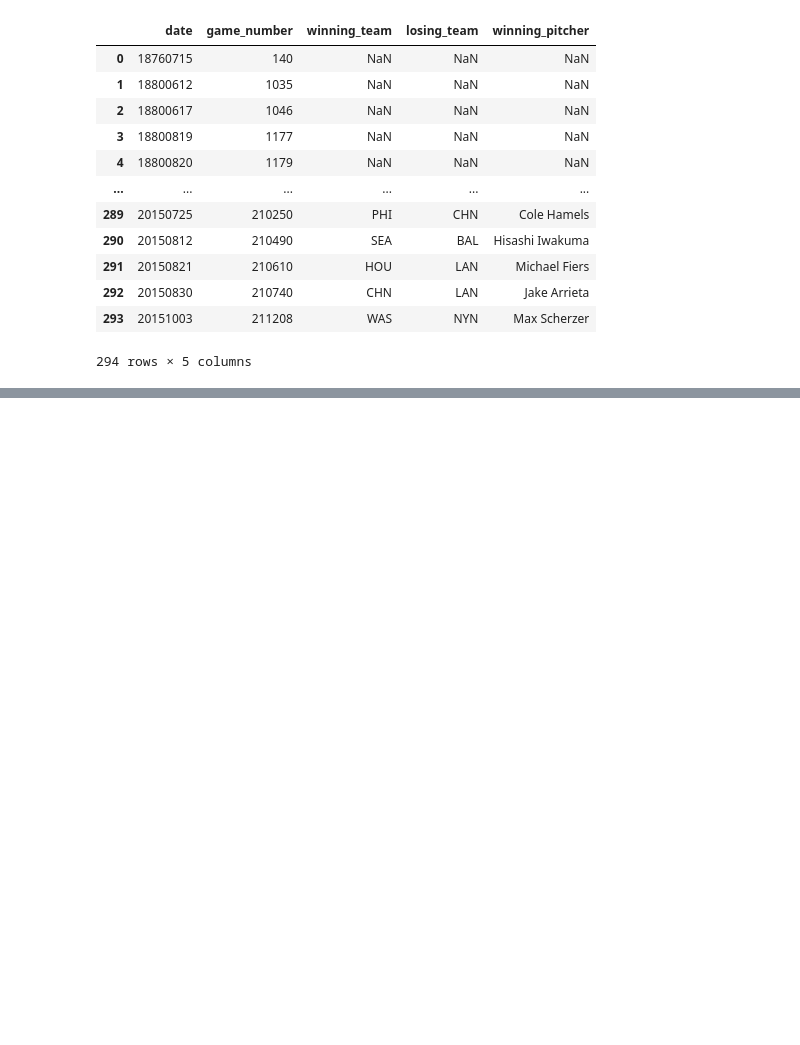
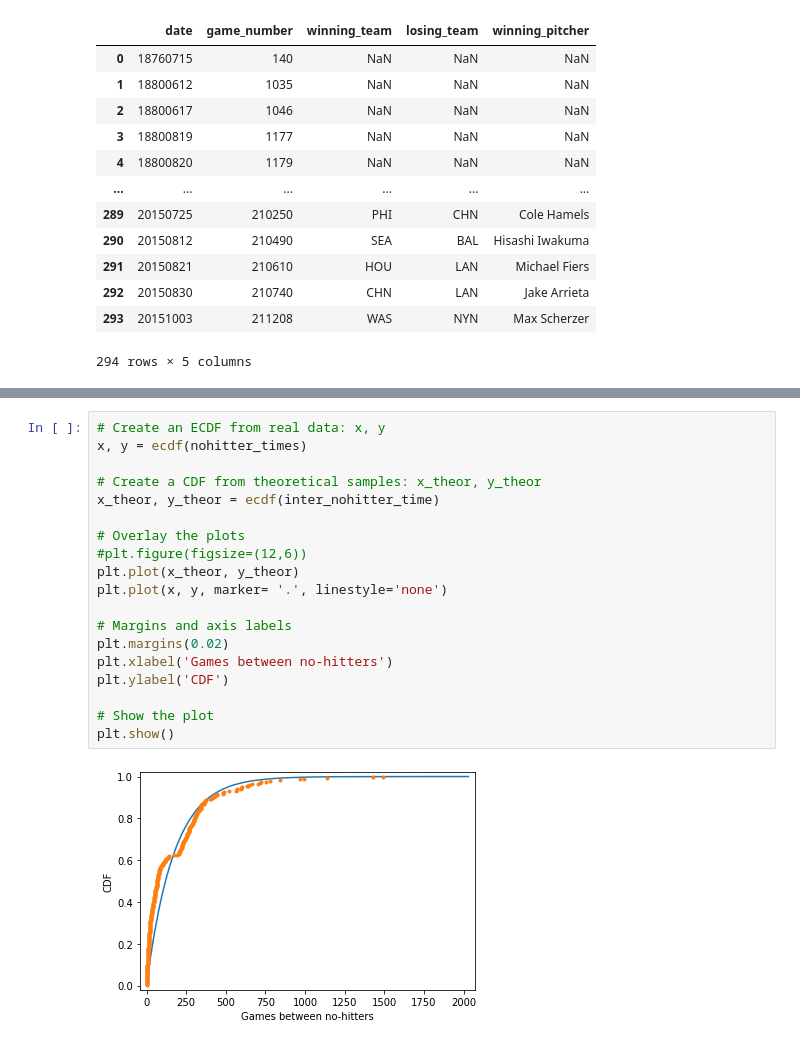
Before and after one commit to SurMux/ds, a Jupyter notebook: no_hitters.ipynb, the cells around one changed output, grey strips where cells are left out. Drawn from its saved outputs; the diff is of its cells as text; blank space fills up the shorter version.

```diff
--- a/no_hitters.ipynb
+++ b/no_hitters.ipynb
@@ -28,0 +100,21 @@ no_hitters
+# %%
+# Create an ECDF from real data: x, y
+x, y = ecdf(nohitter_times)
+
+# Create a CDF from theoretical samples: x_theor, y_theor
+x_theor, y_theor = ecdf(inter_nohitter_time)
+
+# Overlay the plots
+#plt.figure(figsize=(12,6))
+plt.plot(x_theor, y_theor)
+plt.plot(x, y, marker= '.', linestyle='none')
+
+# Margins and axis labels
+plt.margins(0.02)
+plt.xlabel('Games between no-hitters')
+plt.ylabel('CDF')
+
+# Show the plot
+plt.show()
+# %% [output]
+[figure, added]
```
Also changed, not shown: parts of 16 cells of this notebook.
